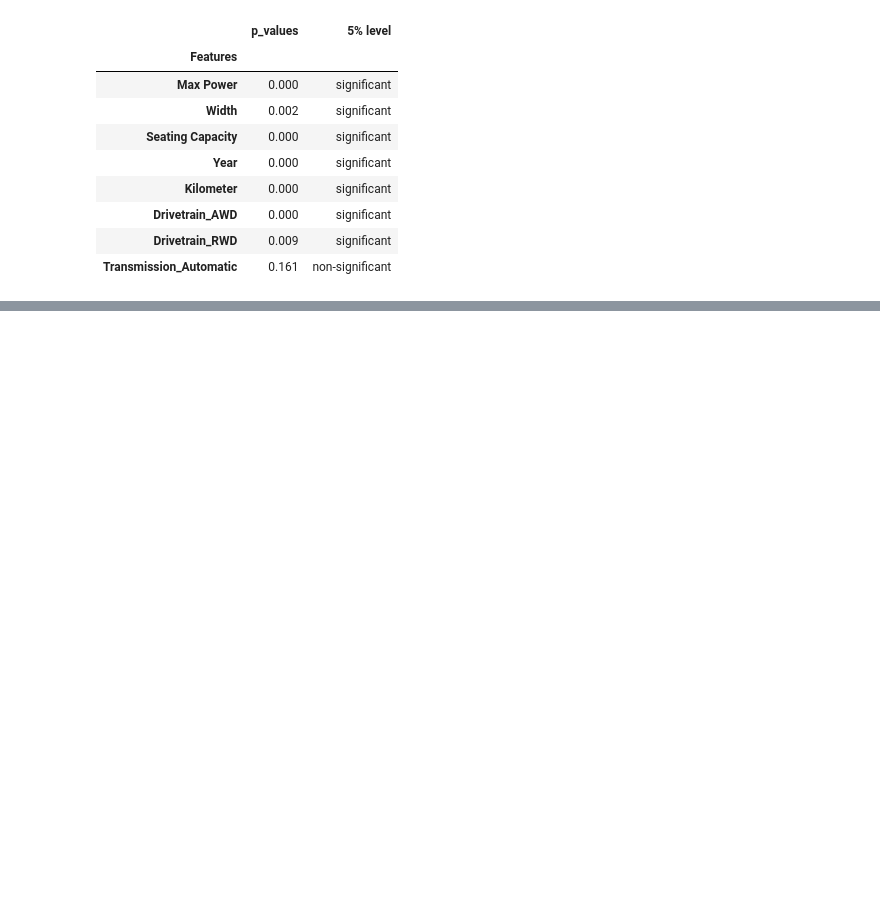
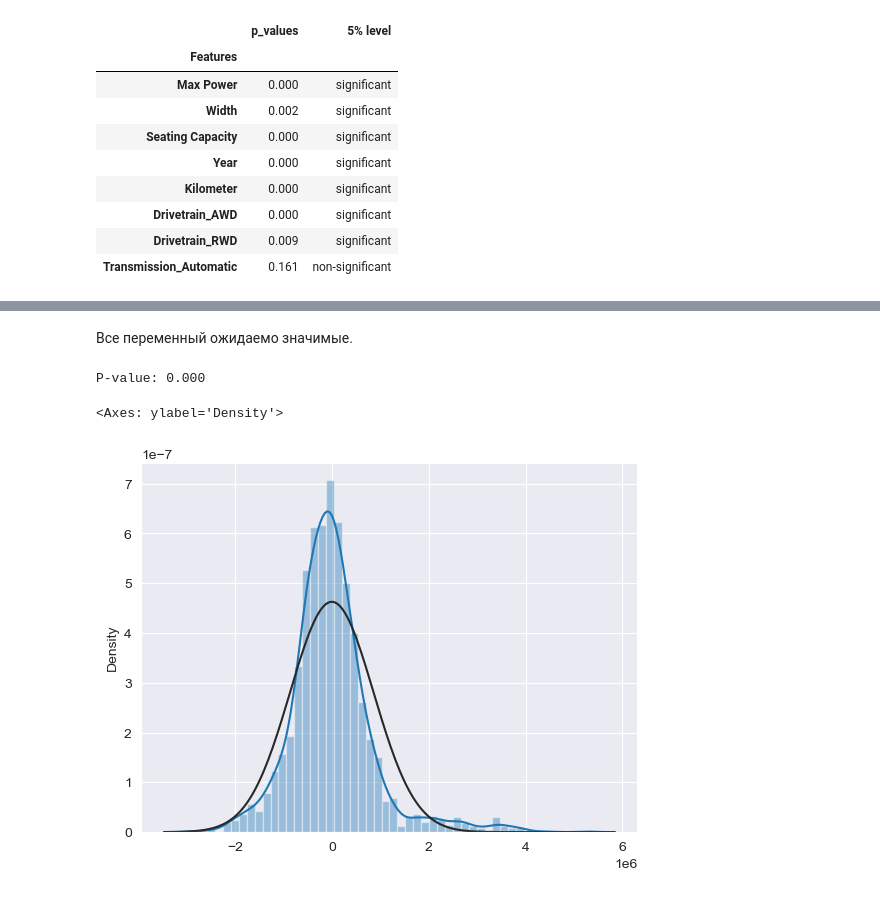
Before and after one commit to brshtsk/hell-in-python, a Jupyter notebook: Проект-авто.ipynb, the cells around one changed output, grey strips where cells are left out. Cells and saved outputs as stored; diff of their text form; code cells hidden in the pictures; blank space fills up the shorter version.

```diff
--- a/Проект-авто.ipynb
+++ b/Проект-авто.ipynb
@@ -684,0 +826,7 @@ pvals
+# %%
+df_new_model = df_model.drop([95, 214, 235, 259, 424, 442, 483, 510, 542, 575, 582, 810, 837, 977, 1125, 1154, 1246, 1305, 1313, 1369, 1370, 1533, 1576, 1768, 1771, 1803, 1890, 1912])
+x_mult = df_new_model[['Max Power', 'Width', 'Seating Capacity', 'Year', 'Kilometer', 'Drivetrain_AWD', 'Drivetrain_RWD']]
+y = df_new_model['Price']
+x_mult_const = sm.add_constant(x_mult)
+new_model = sm.OLS(y, x_mult_const).fit()
+print(new_model.summary())
@@ -684,0 +887,10 @@ pvals
+# %% [markdown]
+Все переменный ожидаемо значимые.
+# %%
+p = stats.kstest(new_model.resid, 'norm', args=(new_model.resid.mean(), new_model.resid.std())).pvalue
+print('P-value: {:.3f}'.format(p))
+sns.distplot(new_model.resid, fit=stats.norm)
+# %% [output]
+P-value: 0.000
+<Axes: ylabel='Density'>
+[figure, added]
```
Also changed, not shown: parts of 40 cells of this notebook.
